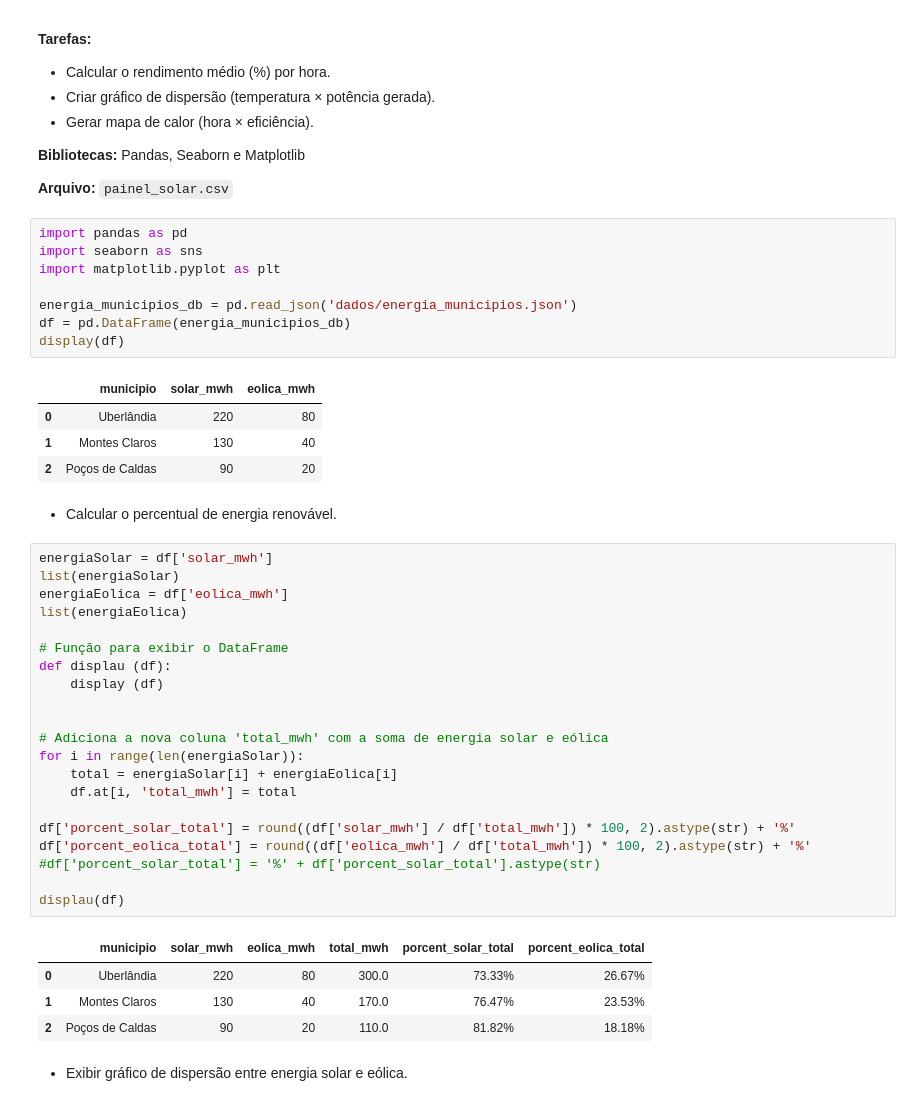
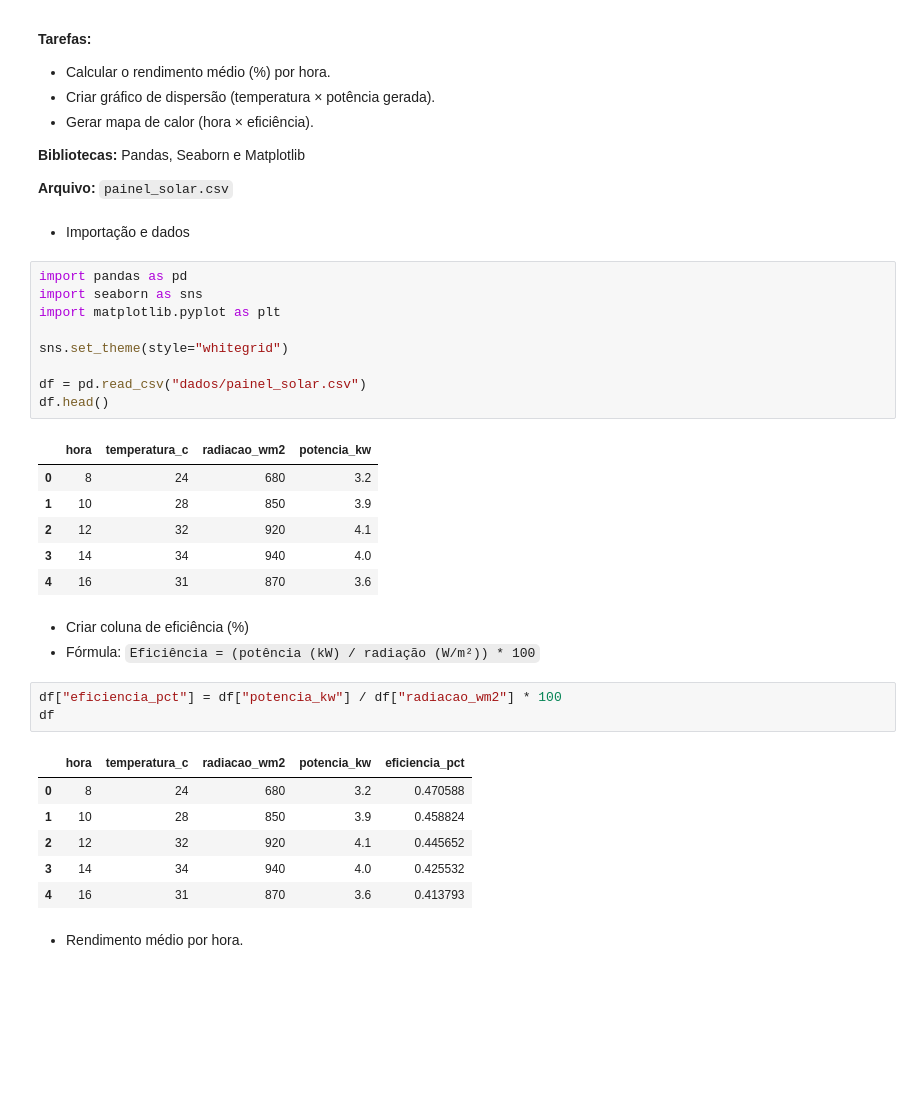
Before and after one commit to CesarRFernandes/BasesDeProgramacao, a Jupyter notebook: Python/UBD/AV2/Minimundo 13/minimundo13.ipynb, the cells around one changed output. Saved outputs shown, nothing was run; the diff lists cells and outputs as text; blank space fills up the shorter version.

```diff
--- a/Python/UBD/AV2/Minimundo 13/minimundo13.ipynb
+++ b/Python/UBD/AV2/Minimundo 13/minimundo13.ipynb
@@ -11,46 +11,36 @@ temperatura e radiação solar.
 **Bibliotecas:** Pandas, Seaborn e Matplotlib
 
 **Arquivo:** `painel_solar.csv`
+# %% [markdown]
+* Importação e dados
 # %%
 import pandas as pd
 import seaborn as sns
 import matplotlib.pyplot as plt
 
-energia_municipios_db = pd.read_json('dados/energia_municipios.json')
-df = pd.DataFrame(energia_municipios_db)
-display(df)
+sns.set_theme(style="whitegrid")
+
+df = pd.read_csv("dados/painel_solar.csv")
+df.head()
 # %% [output]
-|  | municipio | solar_mwh | eolica_mwh |
-| 0 | Uberlândia | 220 | 80 |
-| 1 | Montes Claros | 130 | 40 |
-| 2 | Poços de Caldas | 90 | 20 |
+|  | hora | temperatura_c | radiacao_wm2 | potencia_kw |
+| 0 | 8 | 24 | 680 | 3.2 |
+| 1 | 10 | 28 | 850 | 3.9 |
+| 2 | 12 | 32 | 920 | 4.1 |
+| 3 | 14 | 34 | 940 | 4.0 |
+| 4 | 16 | 31 | 870 | 3.6 |
 # %% [markdown]
-* Calcular o percentual de energia renovável.
+* Criar coluna de eficiência (%)
+* Fórmula: `Eficiência = (potência (kW) / radiação (W/m²)) * 100`
 # %%
-energiaSolar = df['solar_mwh']
-list(energiaSolar)
-energiaEolica = df['eolica_mwh']
-list(energiaEolica)
-
-# Função para exibir o DataFrame
-def displau (df):
-    display (df)
-
-
-# Adiciona a nova coluna 'total_mwh' com a soma de energia solar e eólica
-for i in range(len(energiaSolar)):
-    total = energiaSolar[i] + energiaEolica[i]
-    df.at[i, 'total_mwh'] = total
-
-df['porcent_solar_total'] = round((df['solar_mwh'] / df['total_mwh']) * 100, 2).astype(str) + '%'
-df['porcent_eolica_total'] = round((df['eolica_mwh'] / df['total_mwh']) * 100, 2).astype(str) + '%'
-#df['porcent_solar_total'] = '%' + df['porcent_solar_total'].astype(str)
-
-displau(df)
+df["eficiencia_pct"] = df["potencia_kw"] / df["radiacao_wm2"] * 100
+df
 # %% [output]
-|  | municipio | solar_mwh | eolica_mwh | total_mwh | porcent_solar_total | porcent_eolica_total |
-| 0 | Uberlândia | 220 | 80 | 300.0 | 73.33% | 26.67% |
-| 1 | Montes Claros | 130 | 40 | 170.0 | 76.47% | 23.53% |
-| 2 | Poços de Caldas | 90 | 20 | 110.0 | 81.82% | 18.18% |
+|  | hora | temperatura_c | radiacao_wm2 | potencia_kw | eficiencia_pct |
+| 0 | 8 | 24 | 680 | 3.2 | 0.470588 |
+| 1 | 10 | 28 | 850 | 3.9 | 0.458824 |
+| 2 | 12 | 32 | 920 | 4.1 | 0.445652 |
+| 3 | 14 | 34 | 940 | 4.0 | 0.425532 |
+| 4 | 16 | 31 | 870 | 3.6 | 0.413793 |
 # %% [markdown]
-* Exibir gráfico de dispersão entre energia solar e eólica.
+* Rendimento médio por hora.
```
Also changed, not shown: parts of 6 cells of this notebook.
